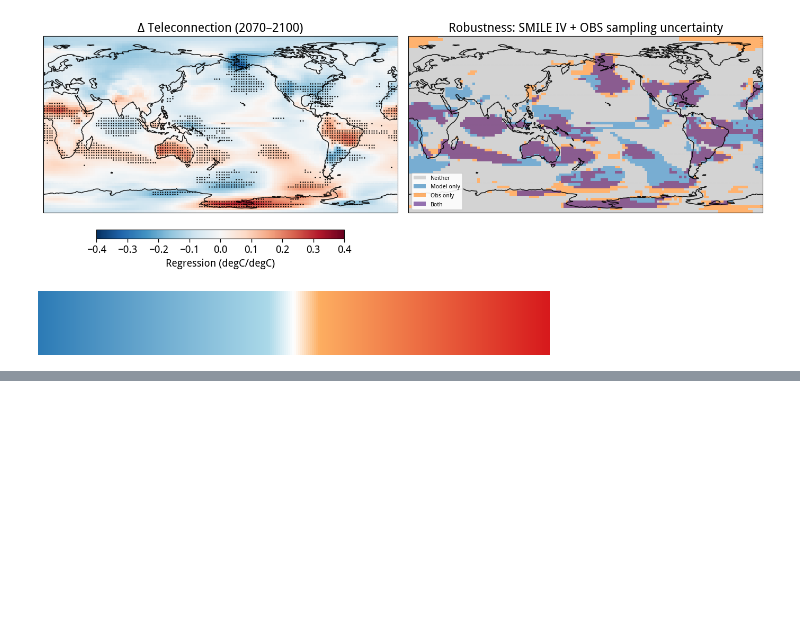
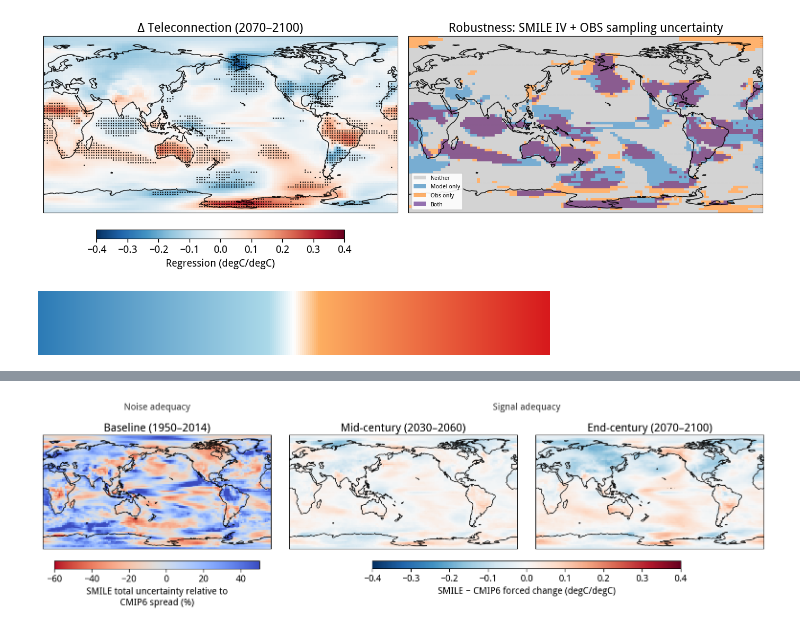
Before and after one commit to adisen99/enso_teleconnection_robustness, a Jupyter notebook: 03a_plotting_temp_tele_change.ipynb, the cells around one changed output, grey strips where cells are left out. Saved outputs shown, nothing was run; the diff lists cells and outputs as text; code cells hidden in the pictures; blank space fills up the shorter version.

```diff
--- a/03a_plotting_temp_tele_change.ipynb
+++ b/03a_plotting_temp_tele_change.ipynb
@@ -1327,0 +1142,83 @@ plt.tight_layout()
+# %%
+# Noise adequacy (baseline 1950-2014) — relative %
+# -----------------------------------------------------------
+M_baseline = ts_regr_smile_baseline_means.var('smile', ddof=1)
+I_baseline = ts_regr_smile_baseline_vars.mean('smile')
+T_baseline = M_baseline + I_baseline
+
+noise_zz = (np.sqrt(T_baseline) / ts_regr_cmip6_baseline.regr.std('model') - 1) * 100
+
+# -----------------------------------------------------------
+# Signal adequacy — absolute difference
+# -----------------------------------------------------------
+signal_zz_midc = (delta_ts_regr_smile_midc_means.mean('smile')
+                  - delta_ts_regr_cmip6_midc.mean('model'))
+signal_zz_endc = (delta_ts_regr_smile_endc_means.mean('smile')
+                  - delta_ts_regr_cmip6_endc.mean('model'))
+# %%
+proj = ccrs.PlateCarree(central_longitude=180)
+fig = plt.figure(figsize=(16, 5.2))
+gs = fig.add_gridspec(2, 3, height_ratios=[0.05, 1],
+                      hspace=0.1, wspace=0.08,
+                      left=0.04, right=0.98, top=0.92, bottom=0.18)
+# --- Section headers ---
+header_noise = fig.add_subplot(gs[0, 0])
+header_noise.axis('off')
+header_noise.text(0.5, 0.3, 'Noise adequacy',
+                  ha='center', va='center',
+                #   fontsize=14, fontweight='bold',
+                  color='#333333')
+header_signal = fig.add_subplot(gs[0, 1:])
+header_signal.axis('off')
+header_signal.text(0.5, 0.3, 'Signal adequacy',
+                   ha='center', va='center',
+                #    fontsize=14, fontweight='bold',
+                   color='#333333')
+
+# --- Stippling masks: where SMILE-mean change DIFFERS from CMIP6-MMM
+# (i.e., |SMILE-mean Δ − CMIP6-MMM Δ| > CMIP6 inter-model std of Δ) ---
+cmip6_std_midc = delta_ts_regr_cmip6_midc.std('model')
+cmip6_std_endc = delta_ts_regr_cmip6_endc.std('model')
+disagree_midc = (np.abs(signal_zz_midc) > cmip6_std_midc).astype(float)
+disagree_endc = (np.abs(signal_zz_endc) > cmip6_std_endc).astype(float)
+
+# --- Map panels ---
+ax0 = fig.add_subplot(gs[1, 0], projection=proj)
+ax1 = fig.add_subplot(gs[1, 1], projection=proj)
+ax2 = fig.add_subplot(gs[1, 2], projection=proj)
+# Noise panel
+im_noise = noise_zz.plot(ax=ax0, vmin=-60, vmax=50, cmap='coolwarm_r',
+                         add_colorbar=False, transform=ccrs.PlateCarree())
+ax0.set_title('Baseline (1950–2014)')
+plot_background(ax0)
+# Signal mid-century
+im_sig_midc = signal_zz_midc.plot(ax=ax1, vmin=-0.4, vmax=0.4,
+                                   cmap='RdBu_r', add_colorbar=False,
+                                   transform=ccrs.PlateCarree())
+ax1.contourf(disagree_midc.lon, disagree_midc.lat, disagree_midc,
+             levels=[0.5, 1.5], hatches=['..'], colors='none',
+             transform=ccrs.PlateCarree())
+ax1.set_title('Mid-century (2030–2060)')
+plot_background(ax1)
+# Signal end-century
+im_sig_endc = signal_zz_endc.plot(ax=ax2, vmin=-0.4, vmax=0.4,
+                                   cmap='RdBu_r', add_colorbar=False,
+                                   transform=ccrs.PlateCarree())
+ax2.contourf(disagree_endc.lon, disagree_endc.lat, disagree_endc,
+             levels=[0.5, 1.5], hatches=['..'], colors='none',
+             transform=ccrs.PlateCarree())
+ax2.set_title('End-century (2070–2100)')
+plot_background(ax2)
+# --- Colorbars ---
+cbar_noise = fig.colorbar(im_noise, ax=ax0, orientation='horizontal',
+                          shrink=0.9, aspect=25, pad=0.07)
+cbar_noise.set_label('SMILE total uncertainty relative to\nCMIP6 spread (%)',
+                     )
+# cbar_noise.ax.tick_params(labelsize=11)
+cbar_signal = fig.colorbar(im_sig_endc, ax=[ax1, ax2], orientation='horizontal',
+                           shrink=0.65, aspect=40, pad=0.07)
+cbar_signal.set_label('SMILE − CMIP6 forced change (degC/degC)',
+                      )
+# cbar_signal.ax.tick_params(labelsize=11)
+# %% [output]
+[figure, added]
```
Also changed, not shown: parts of 14 cells of this notebook, 5 other files.
